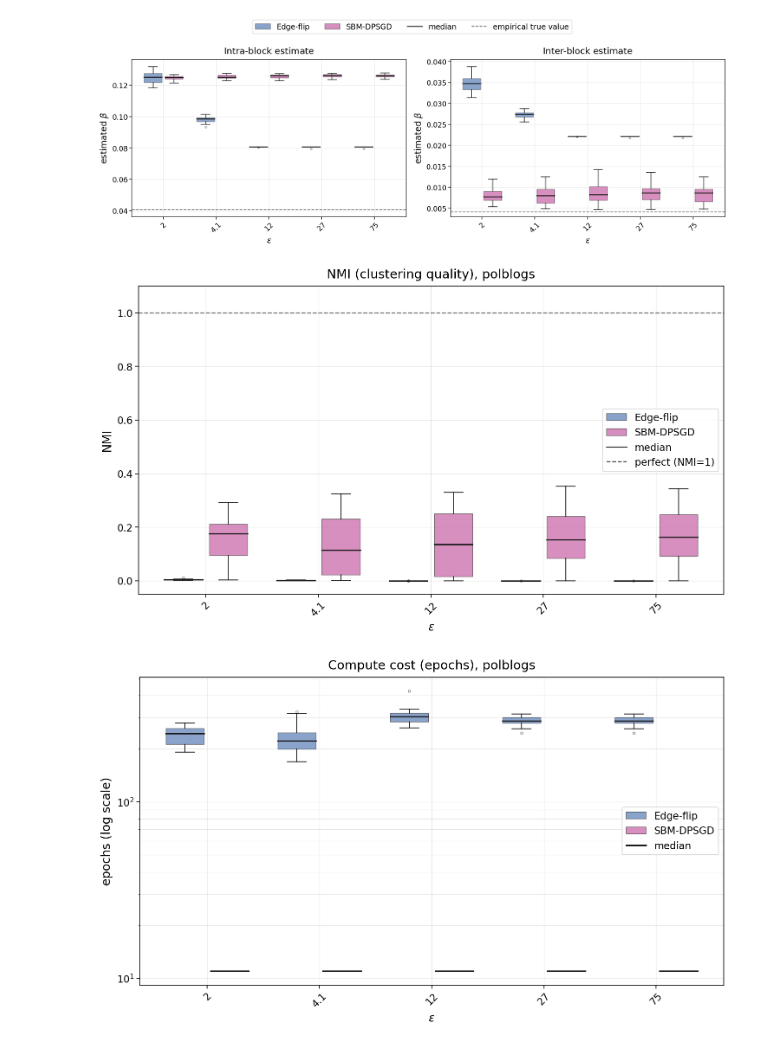
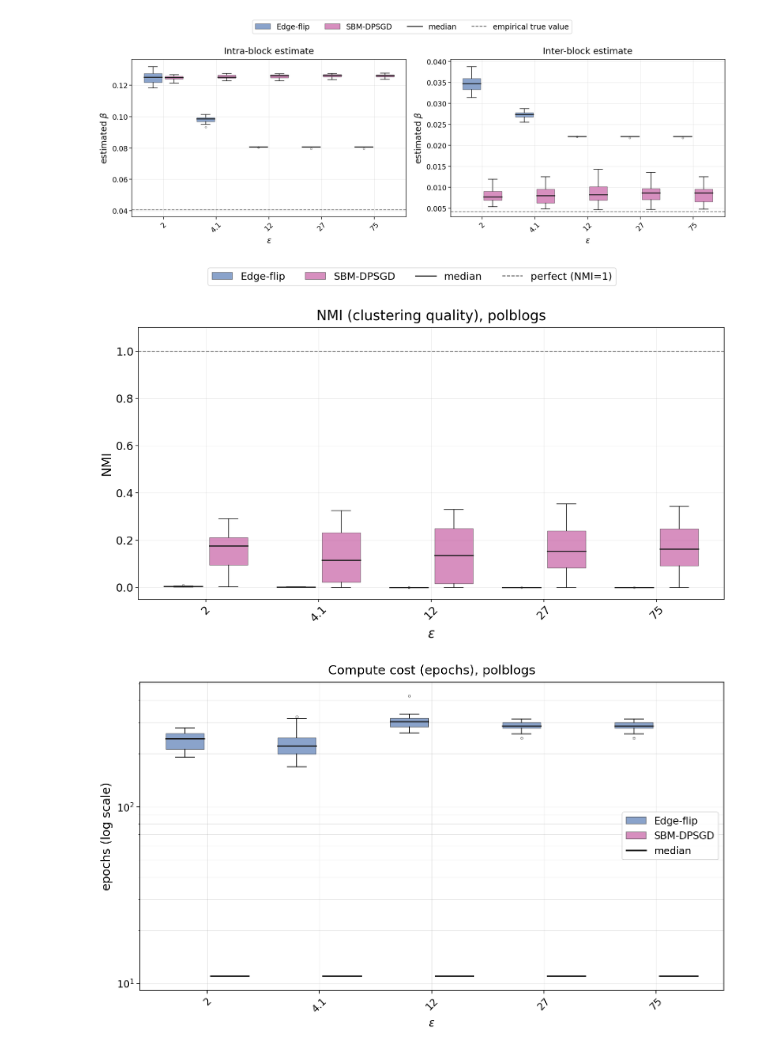
Before and after one commit to hungndo/Privacy_Network_Embeddings, a Jupyter notebook: analysis_polblogs.ipynb, the cells around one changed output. Drawn from its saved outputs; the diff is of its cells as text; code cells hidden in the pictures.

```diff
--- a/analysis_polblogs.ipynb
+++ b/analysis_polblogs.ipynb
@@ -89,43 +89,65 @@ plt.show()
 # %%
 # ── Cell 3: Boxplots of NMI vs epsilon ───────────────────────────────────────
 # Single fixed graph, so a single large panel.
+#
+# SIZE: enlarged relative to the other panels in this notebook, on both axes
+# of "bigger" -- a wider/taller canvas (PANEL_W/PANEL_H) AND larger type
+# (NMI_RC). The two are independent knobs: point sizes are absolute, so
+# growing the canvas alone would leave the text looking smaller on it. Tick
+# labels can only be resized through rcParams, so the type bump goes through
+# a rc_context, scoped to this figure so the rest of the notebook keeps the
+# thesis-wide plot_style sizing.
 import matplotlib.pyplot as plt
 from matplotlib.patches import Patch
 from matplotlib.lines import Line2D
 
 from plot_style import (apply_style, figsize, grouped_boxplot, method_color,
                         method_label, order_methods, reference_line,
                         BOX_ALPHA, MEDIAN_COLOR, REFERENCE_COLOR)
 
 apply_style()
 
 methods = order_methods(df["method"].unique())
 sub = df.dropna(subset=["nmi"])
 
-PANEL_W, PANEL_H = 10.0, 6.0
+PANEL_W, PANEL_H = 12.5, 7.5
 
-fig, ax = plt.subplots(figsize=figsize(PANEL_W, PANEL_H))
+NMI_RC = {
+    "font.size": 20,
+    "axes.labelsize": 24,
+    "xtick.labelsize": 21,
+    "ytick.labelsize": 21,
+    "legend.fontsize": 20,
+}
 
-grouped_boxplot(ax, sub, "nmi", methods=methods)
-reference_line(ax, 1.0)
-ax.set_ylim(-0.05, 1.1)
-ax.set_title("NMI (clustering quality), polblogs", fontsize=19, pad=12)
-ax.set_xlabel(r"$\epsilon$")
-ax.set_ylabel("NMI", fontsize=18)
+with plt.rc_context(NMI_RC):
+    fig, ax = plt.subplots(figsize=figsize(PANEL_W, PANEL_H))
 
-handles = [Patch(facecolor=method_color(m), alpha=BOX_ALPHA, edgecolor="#333333",
-                 label=method_label(m)) for m in methods]
-handles += [
-    Line2D([0], [0], color=MEDIAN_COLOR, linewidth=2.0, label="median"),
-    Line2D([0], [0], color=REFERENCE_COLOR, linestyle="--", linewidth=1.6,
-           label="perfect (NMI=1)"),
-]
-ax.legend(handles=handles, fontsize=15, loc="best")
+    grouped_boxplot(ax, sub, "nmi", methods=methods)
+    reference_line(ax, 1.0)
+    ax.set_ylim(-0.05, 1.1)
+    ax.set_title("NMI (clustering quality), polblogs", fontsize=26, pad=14)
+    ax.set_xlabel(r"$\epsilon$")
+    ax.set_ylabel("NMI", fontsize=24)
 
-plt.tight_layout()
-plt.show()
+    handles = [Patch(facecolor=method_color(m), alpha=BOX_ALPHA,
+                     edgecolor="#333333", label=method_label(m))
+               for m in methods]
+    handles += [
+        Line2D([0], [0], color=MEDIAN_COLOR, linewidth=2.0, label="median"),
+        Line2D([0], [0], color=REFERENCE_COLOR, linestyle="--", linewidth=1.6,
+               label="perfect (NMI=1)"),
+    ]
+    # Legend ABOVE the axes rather than loc="best": at this type size the box
+    # is large enough that an in-axes placement covers data.
+    fig.legend(handles=handles, loc="upper center", ncol=len(handles),
+               fontsize=19, frameon=True, bbox_to_anchor=(0.5, 1.0))
+
+    fig.tight_layout(rect=[0, 0, 1, 0.91])
+    fig.savefig("figures/nmi_polblogs.png", dpi=200)
+    plt.show()
 # %% [output]
-[figure, old version]
+[figure, new version]
 # %%
 # ── Cell 4: Boxplots of compute cost (epochs) vs epsilon ─────────────────────
 # Log scale: the methods differ by ~1-2 orders of magnitude, so a linear axis
```
Also changed, not shown: 9 other files.
